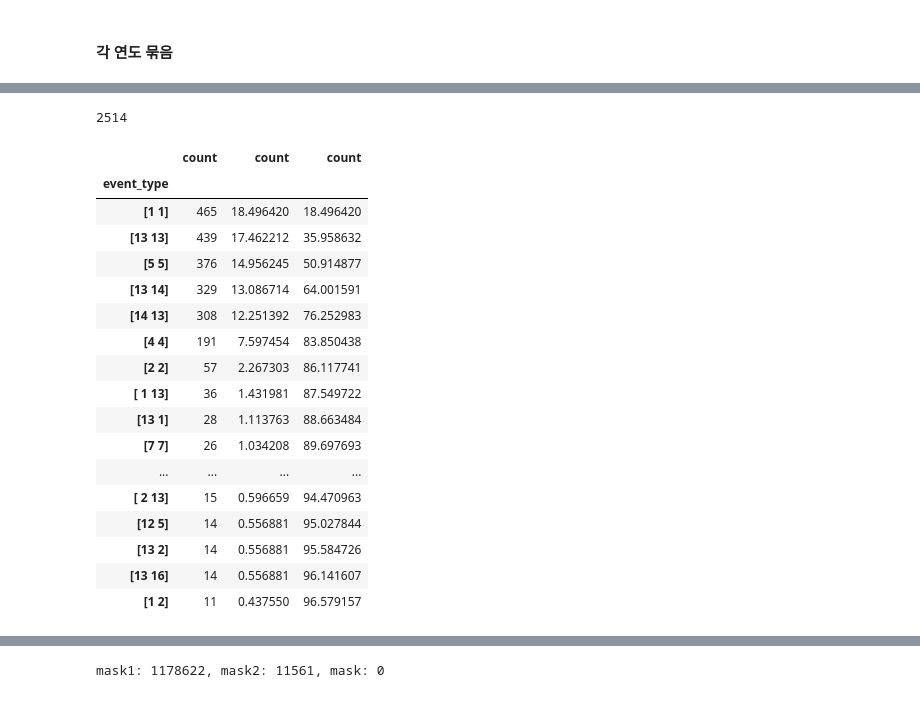
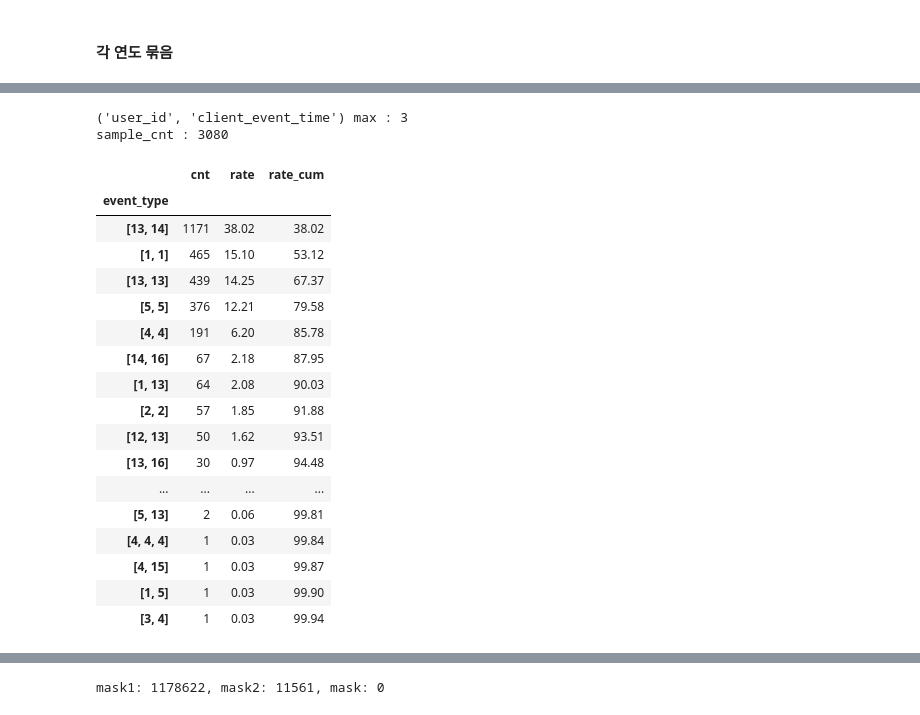
Before and after one commit to saeraniren/intermediate_project, a Jupyter notebook: USB_main_with_encoding.ipynb, the cells around one changed output, grey strips where cells are left out. Drawn from its saved outputs; the diff is of its cells as text; code cells hidden in the pictures.

```diff
--- a/USB_main_with_encoding.ipynb
+++ b/USB_main_with_encoding.ipynb
@@ -181,12 +191,21 @@ user_id : 179757 가지
 # %% [markdown]
 #### 함수 정의
 # %%
-# 데이터를 불러오되 일정 크기 이상이면 샘플로 추출하여 크기를 줄입니다.
-# 샘플크기는 4000000으로 설정되어 있습니다.
-# 샘플크기를 변경하고 싶으면 samplesize를 변경해주세요.
 def read_sample(path, samplesize=4000000):
-    # set
+    '''
+    #### 데이터를 불러오되 일정 크기 이상이면 샘플로 추출하여 크기를 줄입니다. \n
+     \n
+    path : 파일 경로입니다. \n
+    samplesize : 추출할 샘플의 크기입니다.(default: 4000000), 0 이라면 하지 않습니다. \n
+     \n
+    return : 데이터프레임을 반환합니다. \n
+     \n
+    chunksize(=2000000)로 불러와서 samplesize를 넘으면 샘플링하고 중복을 제거합니다. \n
+    '''
+
+    # set df
     df = []
+
     # read
     temp = pd.read_csv(path, chunksize=2000000)
 
@@ -201,7 +220,7 @@ def read_sample(path, samplesize=4000000):
         df = pd.concat(df, ignore_index=True)
 
     # sample and drop duplicates
-    if df.shape[0] > samplesize:
+    if (samplesize != 0) and (df.shape[0] > samplesize):
         df = df.sample(samplesize, replace=True)
         df.drop_duplicates(inplace=True)
         df.reset_index(drop=True, inplace=True)
@@ -519,7 +557,10 @@ def display_cnt_rate(cnt):
     # display
     print(f'sample_cnt : {cnt.sum()}')
     result = pd.concat([cnt, rate, rate_cum], axis = 1)
+    result.columns = ['cnt', 'rate', 'rate_cum']
     display(result.head(30).round(2))
+
+    return result
 # %%
 ## 이벤트 타입을 사용자 정의 함수로 agg하고 결과를 보여주는 함수
 def event_type_agg(df, func):
@@ -810,40 +999,41 @@ Name: client_event_time, Length: 2266013, dtype: float64
 # %%
+## check same user_id and client_event_time in 2023 data
+# result : combination of event_type
 temp = com_df_23[com_df_23['user_id'] != 0]\
     .groupby(['user_id', 'client_event_time'])['client_event_time']\
     .count()\
     .sort_values(ascending=False)
 
+# display count of same user_id and client_event_time
 if temp.max() > 1:
+    print(f"('user_id', 'client_event_time') max : {temp.max()}")
     mask = com_df_23.duplicated(subset=['user_id', 'client_event_time'], keep=False)
 
+# display same user_id and client_event_time
 result = com_df_23[mask]\
     .groupby(['user_id', 'client_event_time'])['event_type']\
-    .agg(lambda x: str(x.values))\
+    .agg(lambda x: str(sorted(x)))\
     .value_counts()
-rate = result / result.sum() * 100
-rate_cum = rate.cumsum()
 
-print(result.sum())
-
-result = pd.concat([result, rate, rate_cum], axis = 1)
-display(result.head(20))
+result = display_cnt_rate(result)
 # %% [output]
-2514
+('user_id', 'client_event_time') max : 3
+sample_cnt : 3080
-|  | count | count | count |
+|  | cnt | rate | rate_cum |
 | event_type |  |  |  |
-| [1 1] | 465 | 18.496420 | 18.496420 |
-| [13 13] | 439 | 17.462212 | 35.958632 |
-| [5 5] | 376 | 14.956245 | 50.914877 |
-| [13 14] | 329 | 13.086714 | 64.001591 |
-| [14 13] | 308 | 12.251392 | 76.252983 |
-| [4 4] | 191 | 7.597454 | 83.850438 |
-| [2 2] | 57 | 2.267303 | 86.117741 |
-| [ 1 13] | 36 | 1.431981 | 87.549722 |
-| [13 1] | 28 | 1.113763 | 88.663484 |
-| [7 7] | 26 | 1.034208 | 89.697693 |
+| [13, 14] | 1171 | 38.02 | 38.02 |
+| [1, 1] | 465 | 15.10 | 53.12 |
+| [13, 13] | 439 | 14.25 | 67.37 |
+| [5, 5] | 376 | 12.21 | 79.58 |
+| [4, 4] | 191 | 6.20 | 85.78 |
+| [14, 16] | 67 | 2.18 | 87.95 |
+| [1, 13] | 64 | 2.08 | 90.03 |
+| [2, 2] | 57 | 1.85 | 91.88 |
+| [12, 13] | 50 | 1.62 | 93.51 |
+| [13, 16] | 30 | 0.97 | 94.48 |
 | ... | ... | ... | ... |
-| [ 2 13] | 15 | 0.596659 | 94.470963 |
-| [12 5] | 14 | 0.556881 | 95.027844 |
-| [13 2] | 14 | 0.556881 | 95.584726 |
-| [13 16] | 14 | 0.556881 | 96.141607 |
-| [1 2] | 11 | 0.437550 | 96.579157 |
+| [5, 13] | 2 | 0.06 | 99.81 |
+| [4, 4, 4] | 1 | 0.03 | 99.84 |
+| [4, 15] | 1 | 0.03 | 99.87 |
+| [1, 5] | 1 | 0.03 | 99.90 |
+| [3, 4] | 1 | 0.03 | 99.94 |
```
Also changed, not shown: parts of 81 cells of this notebook.
